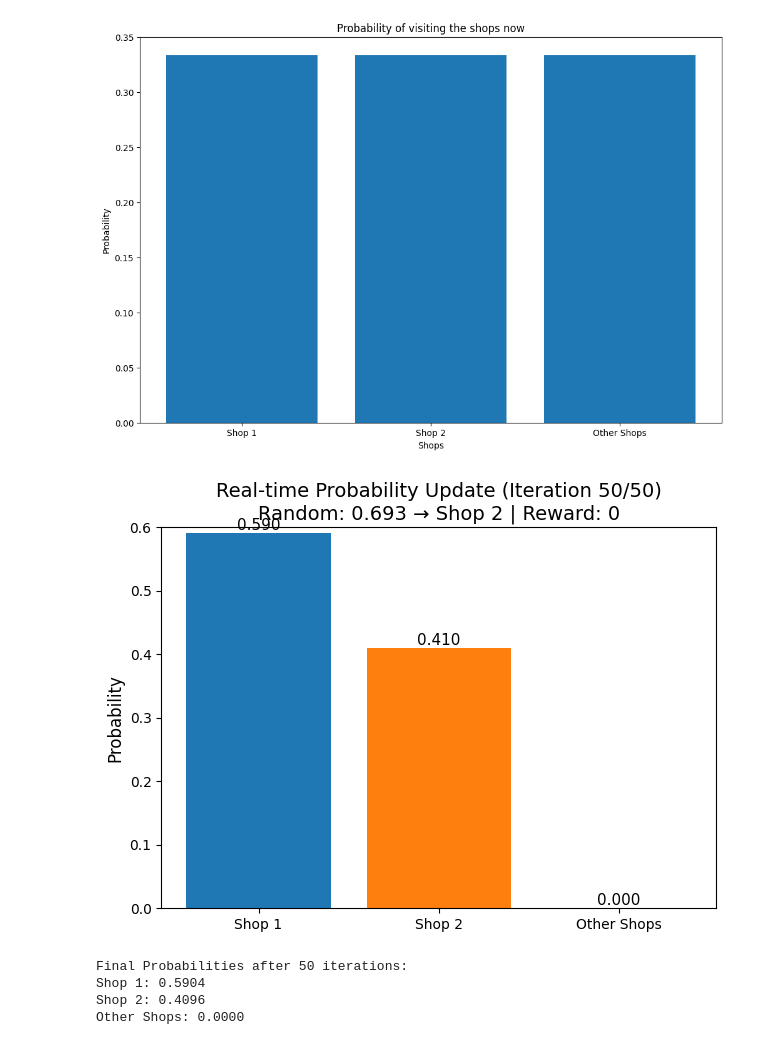
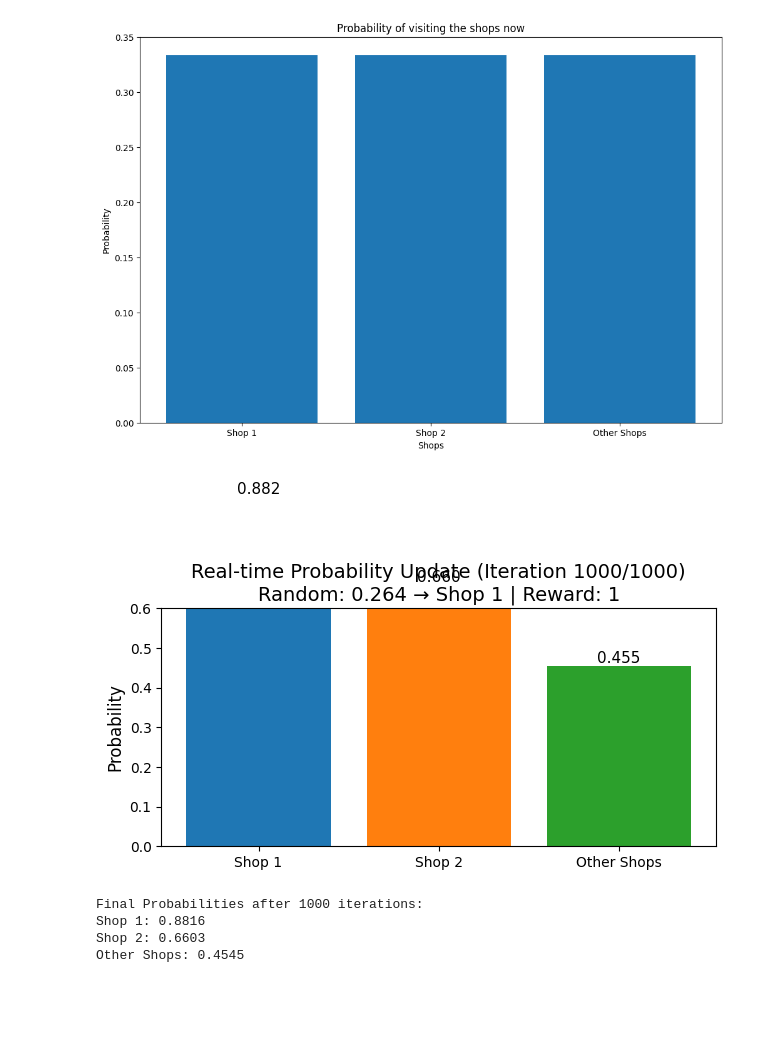
Before and after one commit to J-K-O-Dev/SoC-RL, a Jupyter notebook: Week 2/Multi-armed-bandit.ipynb, the cells around one changed output. Drawn from its saved outputs; the diff is of its cells as text; code cells hidden in the pictures; blank space fills up the shorter version.

```diff
--- a/Week 2/Multi-armed-bandit.ipynb
+++ b/Week 2/Multi-armed-bandit.ipynb
@@ -53,8 +53,22 @@ plt.show()
 #  and update the probability
 # now the customer will visit the shop for 1000 times and we will see how the probability
 # of visiting the shops changes over time
+shops = [shop1, shop2, shop_other]
+epsilon = 0.1 # 10% of the time, the customer explores randomly
 for i in range(10000):
     m=np.random.rand()
+    if m < epsilon:
+        # Explore: choose a random shop
+        chosen_shop = np.random.choice(['Shop 1', 'Shop 2', 'Other Shops'])
+        if chosen_shop == "Shop 1":
+            reward = shop1.reward()
+            shop1.update_probability(reward)
+        elif chosen_shop == "Shop 2":
+            reward = shop2.reward()
+            shop2.update_probability(reward)
+        else:
+            reward = shop_other.reward()
+            shop_other.update_probability(reward)
     if m<shop1.p:
         reward = shop1.reward()
         shop1.update_probability(reward)
@@ -80,12 +94,25 @@ probabilities_history = []
 shop1 = Shop(0.9)
 shop2 = Shop(0.6)
 shop_other = Shop(0.4)
+ # Choose shop based on probability and get reward
+shops = [shop1, shop2, shop_other]
+epsilon = 0.1 # 10% of the time, the customer explores randomly
 
-for i in range(50):
+for i in range(1000):
     m = np.random.rand()
-
-    # Choose shop based on probability and get reward
-    if m < shop1.p:
+    if m < epsilon:
+        # Explore: choose a random shop
+        chosen_shop = np.random.choice(['Shop 1', 'Shop 2', 'Other Shops'])
+        if chosen_shop == "Shop 1":
+            reward = shop1.reward()
+            shop1.update_probability(reward)
+        elif chosen_shop == "Shop 2":
+            reward = shop2.reward()
+            shop2.update_probability(reward)
+        else:
+            reward = shop_other.reward()
+            shop_other.update_probability(reward)
+    elif m < shop1.p:
         reward = shop1.reward()
         shop1.update_probability(reward)
         chosen_shop = "Shop 1"
@@ -98,47 +125,47 @@ for i in range(50):
         shop_other.update_probability(reward)
         chosen_shop = "Other Shops"
 
-    # Normalize probabilities to sum to 1
-    total = shop1.p + shop2.p + shop_other.p
-    shop1.p /= total
-    shop2.p /= total
-    shop_other.p /= total
+    # # Normalize probabilities to sum to 1
+    # total = shop1.p + shop2.p + shop_other.p
+    # shop1.p /= total
+    # shop2.p /= total
+    # shop_other.p /= total
 
     probabilities_history.append((shop1.p, shop2.p, shop_other.p))
 
     # Clear output and display updated plot every iteration
     clear_output(wait=True)
 
     fig, ax = plt.subplots()
     bars = ax.bar(['Shop 1', 'Shop 2', 'Other Shops'],
                   [shop1.p, shop2.p, shop_other.p],
                   color=['#1f77b4', '#ff7f0e', '#2ca02c'])
     ax.set_ylabel("Probability", fontsize=12)
     ax.set_ylim(0, 0.6)
-    ax.set_title(f"Real-time Probability Update (Iteration {i+1}/50)\nRandom: {m:.3f} → {chosen_shop} | Reward: {reward}", fontsize=14)
+    ax.set_title(f"Real-time Probability Update (Iteration {i+1}/1000)\nRandom: {m:.3f} → {chosen_shop} | Reward: {reward}", fontsize=14)
 
     # Add value labels on bars
     for bar in bars:
         height = bar.get_height()
         ax.text(bar.get_x() + bar.get_width()/2., height,
                f'{height:.3f}', ha='center', va='bottom', fontsize=11)
 
     plt.tight_layout()
     plt.show()
 
     import time
-    time.sleep(0.5)  # Pause for 0.5 seconds between iterations
+    time.sleep(0)  # Pause for 0.1 seconds between iterations
 
-print("\nFinal Probabilities after 50 iterations:")
+print("\nFinal Probabilities after 1000 iterations:")
 print(f"Shop 1: {shop1.p:.4f}")
 print(f"Shop 2: {shop2.p:.4f}")
 print(f"Other Shops: {shop_other.p:.4f}")
 # %% [output]
-[figure, old version]
+[figure, new version]
-Final Probabilities after 50 iterations:
-Shop 1: 0.5904
-Shop 2: 0.4096
-Other Shops: 0.0000
+Final Probabilities after 1000 iterations:
+Shop 1: 0.8816
+Shop 2: 0.6603
+Other Shops: 0.4545
 # %%
 plt.figure(figsize=(12, 8))
 plt.title("Probability of visiting the shops after 1000 visits")
```
Also changed, not shown: parts of 1 cell of this notebook, 1 other file.
